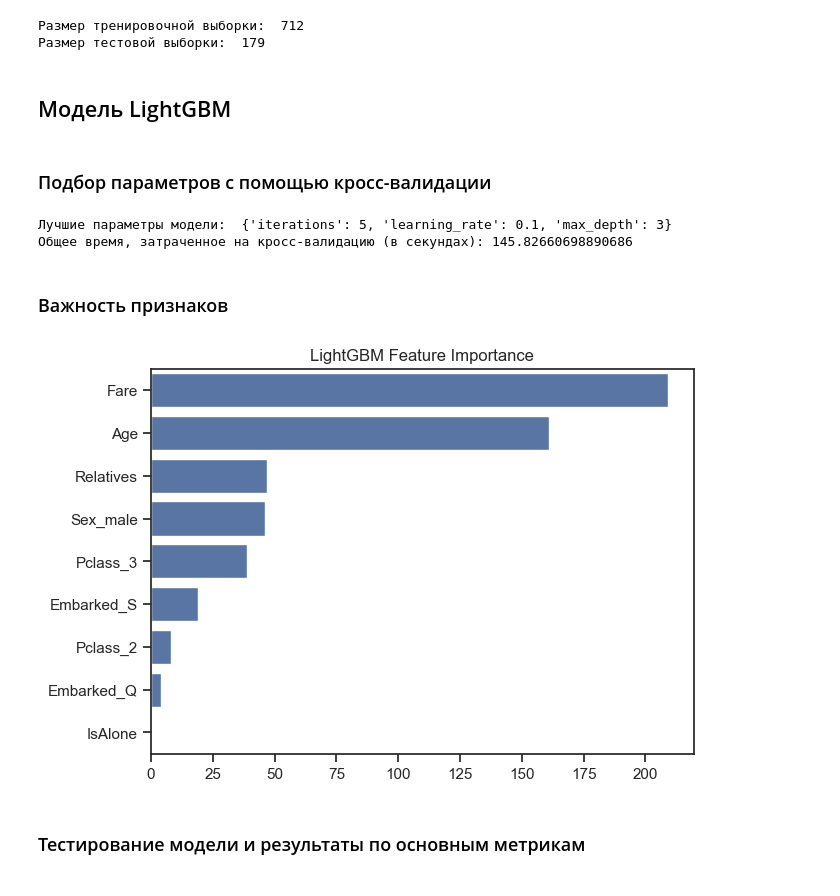
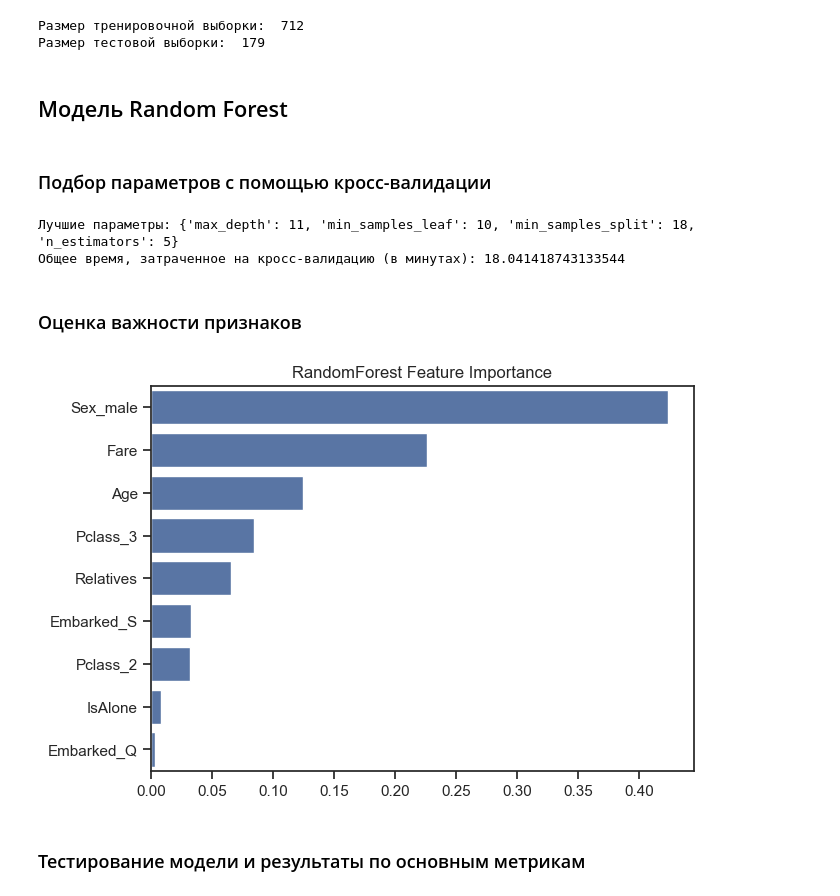
Before and after one commit to yuvscherbatov/Titanic-Survival-Prediction, a Jupyter notebook: main.ipynb, the cells around one changed output. Saved outputs shown, nothing was run; the diff lists cells and outputs as text; code cells hidden in the pictures.

```diff
--- a/main.ipynb
+++ b/main.ipynb
@@ -60,5 +58,6 @@ def find_best_parameters(X_train, y_train, model):
 # %% [markdown]
 ## Загрузка данных
 # %%
-train_df = pd.read_csv('data/preprocessed_data/train.csv')
-test_df = pd.read_csv('data/preprocessed_data/test.csv')
+train_df = pd.read_csv('data/preprocessed_data/preprocessed_train.csv')
+test_df = pd.read_csv('data/preprocessed_data/preprocessed_test.csv')
+submission = pd.read_csv('data/preprocessed_data/submission.csv')
@@ -89,10 +70,3 @@ for df in [train_df, test_df]:
-# %%
-train_df = pd.get_dummies(train_df, columns=['Pclass', 'Sex', 'Embarked'], drop_first=True, dtype=int)
-test_df = pd.get_dummies(test_df, columns=['Pclass', 'Sex', 'Embarked'], drop_first=True, dtype=int)
-# %%
-scaler = StandardScaler()
-train_df[['Age', 'Fare', 'Relatives']] = scaler.fit_transform(train_df[['Age', 'Fare', 'Relatives']])
-test_df[['Age', 'Fare', 'Relatives']] = scaler.fit_transform(test_df[['Age', 'Fare', 'Relatives']])
 # %% [markdown]
 ## Итоговый вид датафреймов
 # %%
@@ -127,27 +100,30 @@ print("Размер тестовой выборки: ", X_test.shape[0])
 Размер тренировочной выборки:  712
 Размер тестовой выборки:  179
 # %% [markdown]
-## Модель LightGBM
+## Модель Random Forest
 # %% [markdown]
 ### Подбор параметров с помощью кросс-валидации
 # %%
+rf_clf = RandomForestClassifier()
 start_time = time.time()
-best_lgbm_clf = find_best_parameters(X_train, y_train, LGBMClassifier(class_weight='balanced', verbose=-1))
+best_rf_clf, best_rf_params = find_best_parameters(X_train, y_train, rf_clf)
 end_time = time.time()
-print("Общее время, затраченное на кросс-валидацию (в секундах):", end_time - start_time)
-# %% [output]
-Лучшие параметры модели:  {'iterations': 5, 'learning_rate': 0.1, 'max_depth': 3}
-Общее время, затраченное на кросс-валидацию (в секундах): 145.82660698890686
+# %%
+print(f'Лучшие параметры: {best_rf_params}')
+print(f'Общее время, затраченное на кросс-валидацию (в минутах): {(end_time - start_time)/60}')
+# %% [output]
+Лучшие параметры: {'max_depth': 11, 'min_samples_leaf': 10, 'min_samples_split': 18, 'n_estimators': 5}
+Общее время, затраченное на кросс-валидацию (в минутах): 18.041418743133544
 # %% [markdown]
-### Важность признаков
+### Оценка важности признаков
 # %%
-importances = best_lgbm_clf.feature_importances_
+importances = best_rf_clf.feature_importances_
 feature_importances = pd.Series(importances, index=X_train.columns).sort_values(ascending=False)
 sns.barplot(feature_importances, orient="h")
-plt.title("LightGBM Feature Importance")
+plt.title("RandomForest Feature Importance")
 plt.show()
 # %% [output]
-[figure, old version]
+[figure, new version]
 # %% [markdown]
 ### Тестирование модели и результаты по основным метрикам
 # %%
```
Also changed, not shown: parts of 44 cells of this notebook, 14 other files.
